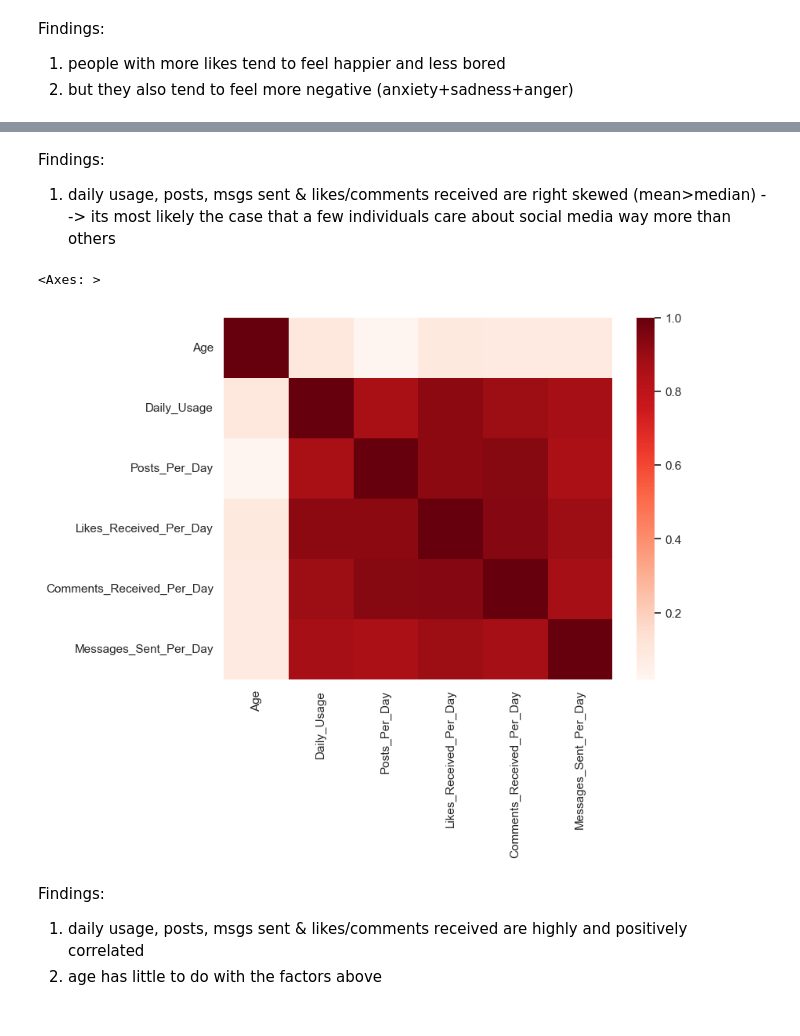
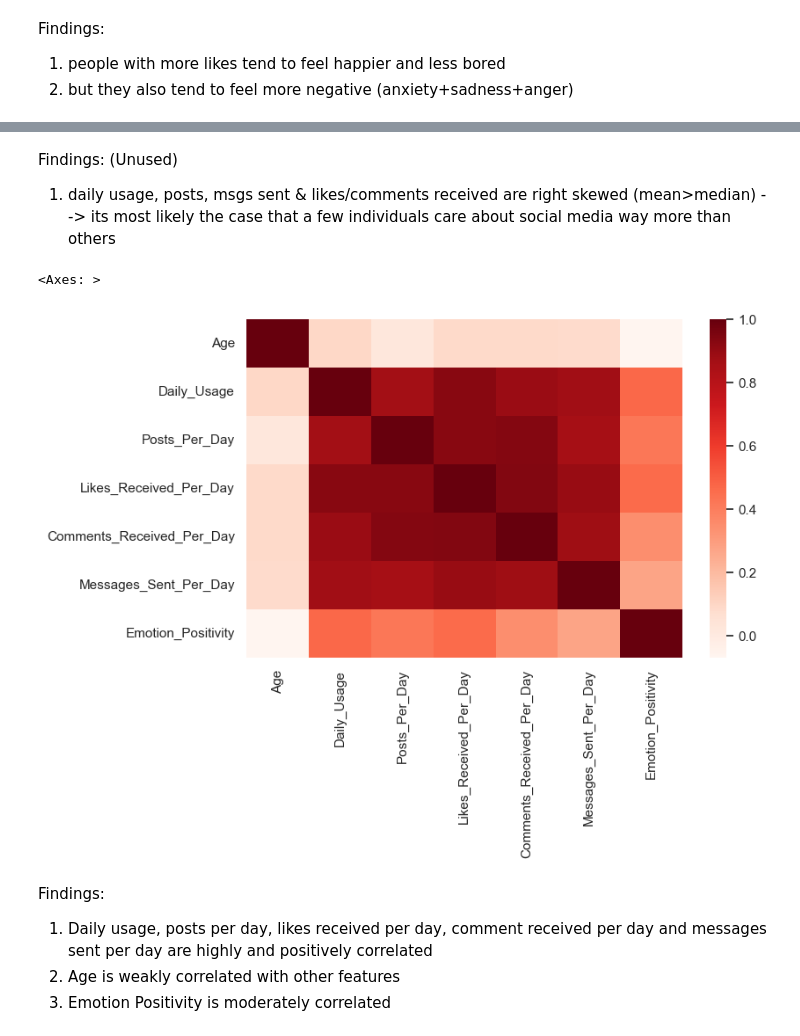
Before and after one commit to Rocky487/EDA-of-Relationships-between-Social-Media-Usage-and-Emotions, a Jupyter notebook: project.ipynb, the cells around one changed output, grey strips where cells are left out. Saved outputs shown, nothing was run; the diff lists cells and outputs as text; code cells hidden in the pictures.

```diff
--- a/project.ipynb
+++ b/project.ipynb
@@ -98,3 +111,5 @@ plt.xticks(rotation=60)
 # %%
-sns.boxplot(data = df,x="Platform",y="Daily_Usage", hue="Gender")
+sns.boxplot(data = df,x="Platform",y="Daily_Usage", hue = 'Gender')
+plt.title('Daily Usage of Different Platforms')
+mpl.rcParams['figure.figsize'] = [4, 3]
 # %% [output]
@@ -110,4 +124,8 @@ Findings:
 6. The difference in gender does not say much about how much time one would spend on social media
 # %%
 df[df.Likes_Received_Per_Day<=df.Likes_Received_Per_Day.quantile(0.25)].Dominant_Emotion.value_counts().plot.bar()
+plt.xticks(rotation=0)
+plt.title('Dominant Emotions of Users with likes <= Q1')
+plt.ylabel('No. of Likes Received')
+mpl.rcParams['figure.figsize'] = [8, 2]
 # %% [output]
@@ -117,4 +134,8 @@ df[df.Likes_Received_Per_Day<=df.Likes_Received_Per_Day.quantile(0.25)].Dominant
 Finding: People with fewer likes received tend to feel less happy and more bored
 # %%
 df[df.Likes_Received_Per_Day>=df.Likes_Received_Per_Day.quantile(0.75)].Dominant_Emotion.value_counts().plot.bar()
+plt.title('Dominant Emotions of Users with likes >= Q3')
+plt.xticks(rotation=0)
+plt.ylabel('No. of Likes Received')
+mpl.rcParams['figure.figsize'] = [8, 2]
 # %% [output]
@@ -136,0 +147,3 @@ df_quantity.head()
+# %%
+df_quantity = df_quantity = df.iloc[:,[0,3,4,5,6,7,10]] #Retrieving quantitative data only
+df_quantity.head()
@@ -144,15 +164,15 @@ g.map_offdiag(sns.regplot)
 # %% [markdown]
-Findings:
+Findings: (Unused)
 1. daily usage, posts, msgs sent & likes/comments received are right skewed (mean>median)
 --> its most likely the case that a few individuals care about social media way more than others
 # %%
-mpl.rcParams['figure.figsize'] = [8, 6]
-df_quantity = df.iloc[:,[0,3,4,5,6,7]]
+mpl.rcParams['figure.figsize'] = [8, 5]
 sns.heatmap(df_quantity.corr(), cmap="Reds")
 # %% [output]
 <Axes: >
-[figure, old version]
+[figure, new version]
-# %% [markdown]
-Findings:
-1. daily usage, posts, msgs sent & likes/comments received are highly and positively correlated
-2. age has little to do with the factors above
+# %% [markdown]
+Findings:
+1. Daily usage, posts per day, likes received per day, comment received per day and messages sent per day are highly and positively correlated
+2. Age is weakly correlated with other features
+3. Emotion Positivity is moderately correlated
```
Also changed, not shown: parts of 21 cells of this notebook.
